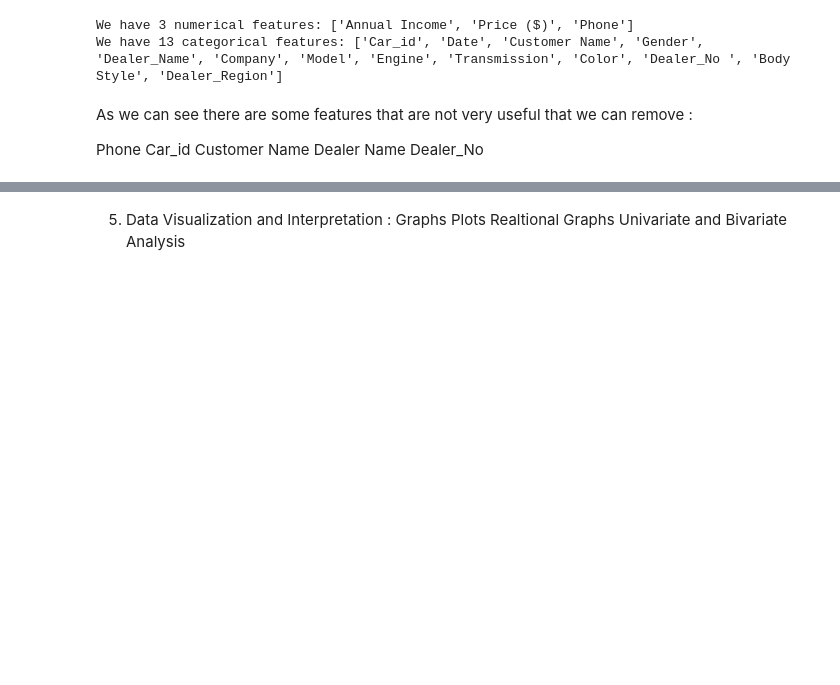
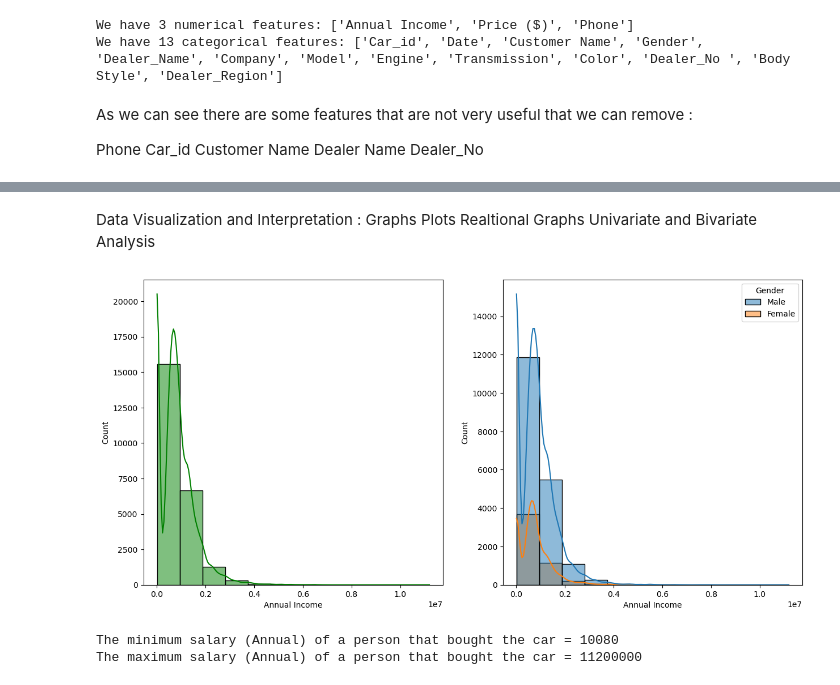
Before and after one commit to Imron042002/data-science-with-python-2023, a Jupyter notebook: finalproject/1.ipynb, the cells around one changed output, grey strips where cells are left out. Cells and saved outputs as stored; diff of their text form; code cells hidden in the pictures; blank space fills up the shorter version.

Commit message:
data viz

```diff
--- a/finalproject/1.ipynb
+++ b/finalproject/1.ipynb
@@ -214,8 +213,25 @@ df.head()
 | 3 | 1/2/2022 | Male | 13500 | Toyota | Celica | Overhead Camshaft | Manual | Pale White | 14000 | ... |
 | 4 | 1/2/2022 | Male | 1465000 | Acura | TL | Double Overhead Camshaft | Auto | Red | 24500 | ... |
 # %% [markdown]
-5. Data Visualization and Interpretation :
+Data Visualization and Interpretation :
 Graphs
 Plots
 Realtional Graphs
 Univariate and Bivariate Analysis
+# %%
+fig, axs = plt.subplots(1, 2, figsize=(15, 7))
+plt.subplot(121)
+sns.histplot(df,x='Annual Income',bins=12,kde=True,color='g')
+plt.subplot(122)
+sns.histplot(df,x='Annual Income',bins=12,kde=True,hue='Gender')
+plt.show()
+# %% [output]
+[figure, added]
+# %%
+min_salary = df['Annual Income'].min()
+max_salary = df['Annual Income'].max()
+print("The minimum salary (Annual) of a person that bought the car = {}".format(min_salary))
+print("The maximum salary (Annual) of a person that bought the car = {}".format(max_salary))
+# %% [output]
+The minimum salary (Annual) of a person that bought the car = 10080
+The maximum salary (Annual) of a person that bought the car = 11200000
```
Also changed, not shown: parts of 10 cells of this notebook.
